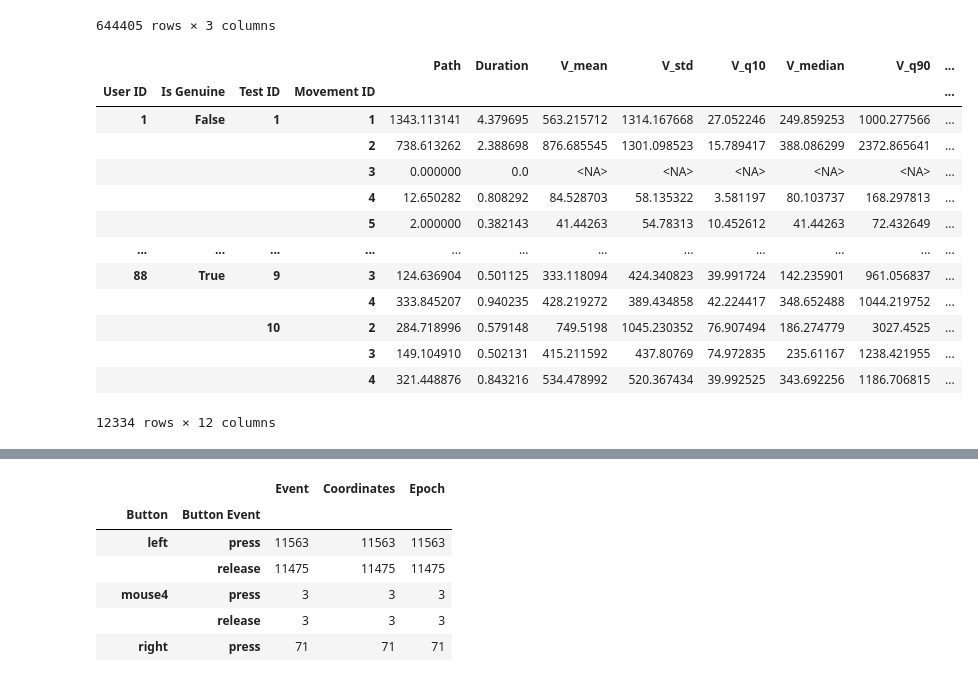
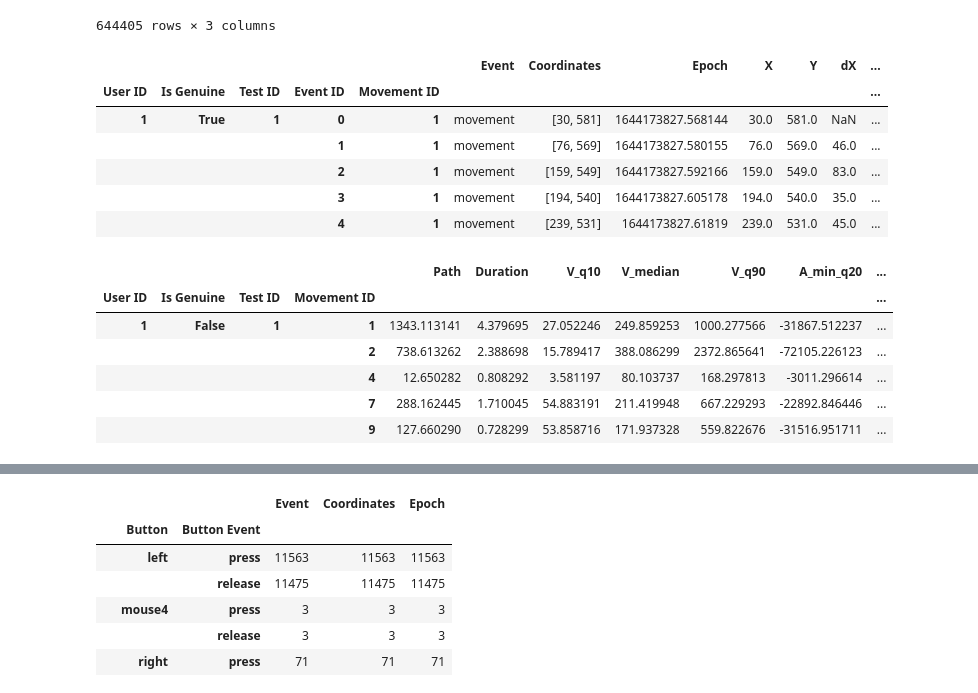
Before and after one commit to m-heldt/behavioral-ml, a Jupyter notebook: notebooks/features.ipynb, the cells around one changed output, grey strips where cells are left out. Saved outputs shown, nothing was run; the diff lists cells and outputs as text; code cells hidden in the pictures.

```diff
--- a/notebooks/features.ipynb
+++ b/notebooks/features.ipynb
@@ -23,23 +33,26 @@ mouse_df.sort_index()
 |  |  |  | 123 | <NA> | left press | [386.0, 90.00000000000004] | 1649930368.959408 |
 644405 rows × 3 columns
 # %%
-from behavioral_ml.features import add_kinematics, derive_movement_features
+from behavioral_ml.features import add_mouse_kinematics, derive_per_movement_features
 
-movement_features = mouse_df.pipe(add_kinematics).pipe(derive_movement_features)
-k_mouse = mouse_df.pipe(add_kinematics)
-movement_features
+movement_features = mouse_df.pipe(add_mouse_kinematics)
+movement_features.head()
 # %% [output]
-|  |  |  |  | Path | Duration | V_mean | V_std | V_q10 | V_median | V_q90 | ... |
-| User ID | Is Genuine | Test ID | Movement ID |  |  |  |  |  |  |  | ... |
-| 1 | False | 1 | 1 | 1343.113141 | 4.379695 | 563.215712 | 1314.167668 | 27.052246 | 249.859253 | 1000.277566 | ... |
-|  |  |  | 2 | 738.613262 | 2.388698 | 876.685545 | 1301.098523 | 15.789417 | 388.086299 | 2372.865641 | ... |
-|  |  |  | 3 | 0.000000 | 0.0 | <NA> | <NA> | <NA> | <NA> | <NA> | ... |
-|  |  |  | 4 | 12.650282 | 0.808292 | 84.528703 | 58.135322 | 3.581197 | 80.103737 | 168.297813 | ... |
-|  |  |  | 5 | 2.000000 | 0.382143 | 41.44263 | 54.78313 | 10.452612 | 41.44263 | 72.432649 | ... |
-| ... | ... | ... | ... | ... | ... | ... | ... | ... | ... | ... | ... |
-| 88 | True | 9 | 3 | 124.636904 | 0.501125 | 333.118094 | 424.340823 | 39.991724 | 142.235901 | 961.056837 | ... |
-|  |  |  | 4 | 333.845207 | 0.940235 | 428.219272 | 389.434858 | 42.224417 | 348.652488 | 1044.219752 | ... |
-|  |  | 10 | 2 | 284.718996 | 0.579148 | 749.5198 | 1045.230352 | 76.907494 | 186.274779 | 3027.4525 | ... |
-|  |  |  | 3 | 149.104910 | 0.502131 | 415.211592 | 437.80769 | 74.972835 | 235.61167 | 1238.421955 | ... |
-|  |  |  | 4 | 321.448876 | 0.843216 | 534.478992 | 520.367434 | 39.992525 | 343.692256 | 1186.706815 | ... |
+|  |  |  |  |  | Event | Coordinates | Epoch | X | Y | dX | ... |
+| User ID | Is Genuine | Test ID | Event ID | Movement ID |  |  |  |  |  |  | ... |
+| 1 | True | 1 | 0 | 1 | movement | [30, 581] | 1644173827.568144 | 30.0 | 581.0 | NaN | ... |
+|  |  |  | 1 | 1 | movement | [76, 569] | 1644173827.580155 | 76.0 | 569.0 | 46.0 | ... |
+|  |  |  | 2 | 1 | movement | [159, 549] | 1644173827.592166 | 159.0 | 549.0 | 83.0 | ... |
+|  |  |  | 3 | 1 | movement | [194, 540] | 1644173827.605178 | 194.0 | 540.0 | 35.0 | ... |
+|  |  |  | 4 | 1 | movement | [239, 531] | 1644173827.61819 | 239.0 | 531.0 | 45.0 | ... |
-12334 rows × 12 columns
+# %%
+movement_features = movement_features.pipe(derive_per_movement_features)
+movement_features.head()
+# %% [output]
+|  |  |  |  | Path | Duration | V_q10 | V_median | V_q90 | A_min_q20 | ... |
+| User ID | Is Genuine | Test ID | Movement ID |  |  |  |  |  |  | ... |
+| 1 | False | 1 | 1 | 1343.113141 | 4.379695 | 27.052246 | 249.859253 | 1000.277566 | -31867.512237 | ... |
+|  |  |  | 2 | 738.613262 | 2.388698 | 15.789417 | 388.086299 | 2372.865641 | -72105.226123 | ... |
+|  |  |  | 4 | 12.650282 | 0.808292 | 3.581197 | 80.103737 | 168.297813 | -3011.296614 | ... |
+|  |  |  | 7 | 288.162445 | 1.710045 | 54.883191 | 211.419948 | 667.229293 | -22892.846446 | ... |
+|  |  |  | 9 | 127.660290 | 0.728299 | 53.858716 | 171.937328 | 559.822676 | -31516.951711 | ... |
```
Also changed, not shown: parts of 36 cells of this notebook.
